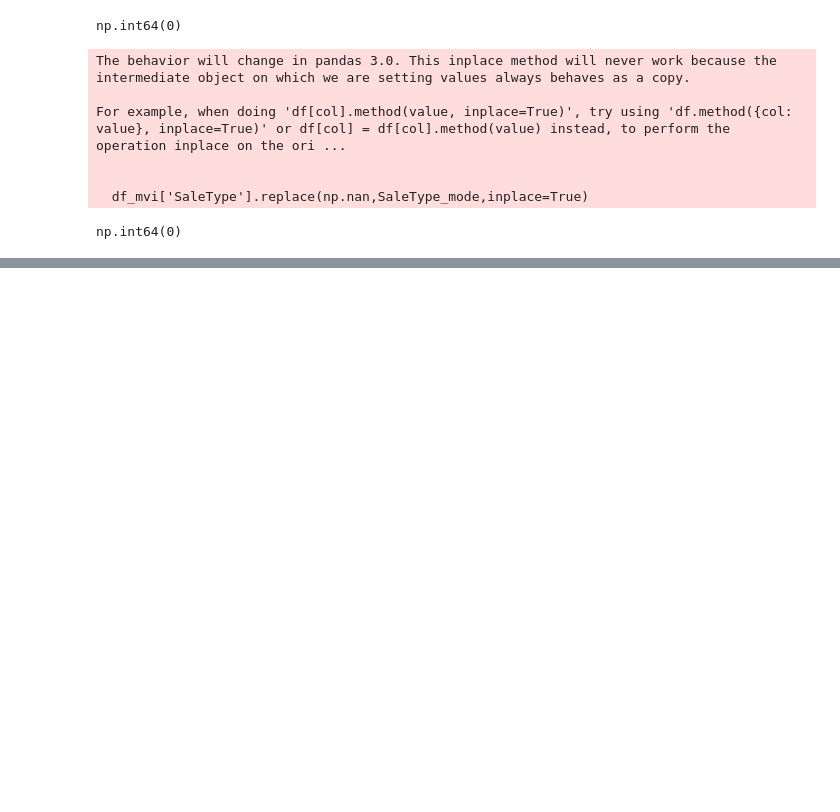
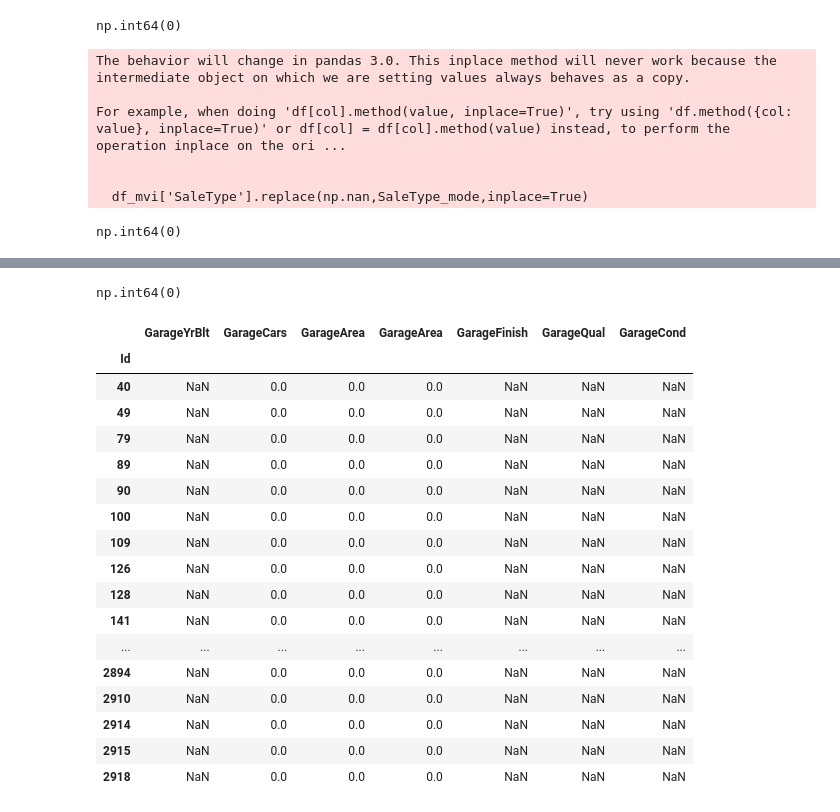
Before and after one commit to HarshRaut9945/House-Price-Prediction-Regression-Project, a Jupyter notebook: data.ipynb, the cells around one changed output, grey strips where cells are left out. Drawn from its saved outputs; the diff is of its cells as text; code cells hidden in the pictures; blank space fills up the shorter version.

```diff
--- a/data.ipynb
+++ b/data.ipynb
@@ -806,0 +833,30 @@ np.int64(0)
+# %%
+df_mvi['FireplaceQu'].isnull().sum()
+# %% [output]
+np.int64(0)
+# %%
+cat_garage_feat=['GarageArea','GarageFinish','GarageQual','GarageCond']
+num_garage_feat=['GarageYrBlt','GarageCars','GarageArea']
+
+df_garafe=df[num_garage_feat+cat_garage_feat]
+
+df_garafe[df_garafe.isnull().any(axis=1)]
+# %% [output]
+|  | GarageYrBlt | GarageCars | GarageArea | GarageArea | GarageFinish | GarageQual | GarageCond |
+| Id |  |  |  |  |  |  |  |
+| 40 | NaN | 0.0 | 0.0 | 0.0 | NaN | NaN | NaN |
+| 49 | NaN | 0.0 | 0.0 | 0.0 | NaN | NaN | NaN |
+| 79 | NaN | 0.0 | 0.0 | 0.0 | NaN | NaN | NaN |
+| 89 | NaN | 0.0 | 0.0 | 0.0 | NaN | NaN | NaN |
+| 90 | NaN | 0.0 | 0.0 | 0.0 | NaN | NaN | NaN |
+| 100 | NaN | 0.0 | 0.0 | 0.0 | NaN | NaN | NaN |
+| 109 | NaN | 0.0 | 0.0 | 0.0 | NaN | NaN | NaN |
+| 126 | NaN | 0.0 | 0.0 | 0.0 | NaN | NaN | NaN |
+| 128 | NaN | 0.0 | 0.0 | 0.0 | NaN | NaN | NaN |
+| 141 | NaN | 0.0 | 0.0 | 0.0 | NaN | NaN | NaN |
+| ... | ... | ... | ... | ... | ... | ... | ... |
+| 2894 | NaN | 0.0 | 0.0 | 0.0 | NaN | NaN | NaN |
+| 2910 | NaN | 0.0 | 0.0 | 0.0 | NaN | NaN | NaN |
+| 2914 | NaN | 0.0 | 0.0 | 0.0 | NaN | NaN | NaN |
+| 2915 | NaN | 0.0 | 0.0 | 0.0 | NaN | NaN | NaN |
+| 2918 | NaN | 0.0 | 0.0 | 0.0 | NaN | NaN | NaN |
```
Also changed, not shown: parts of 8 cells of this notebook.
